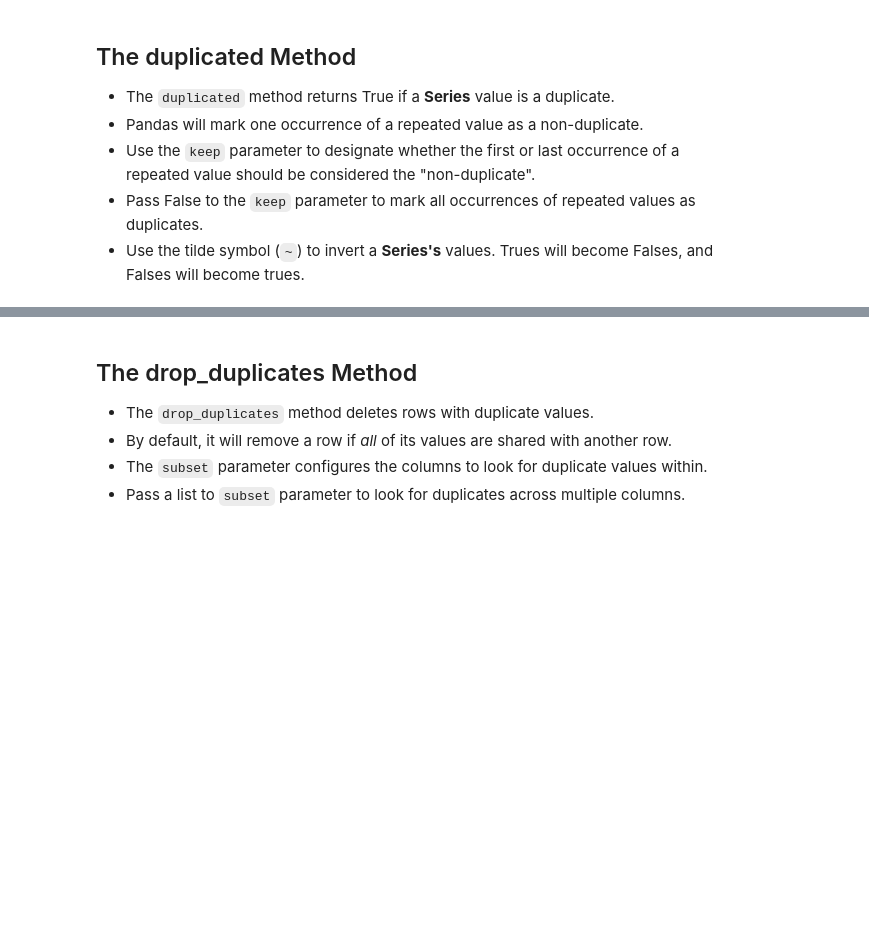
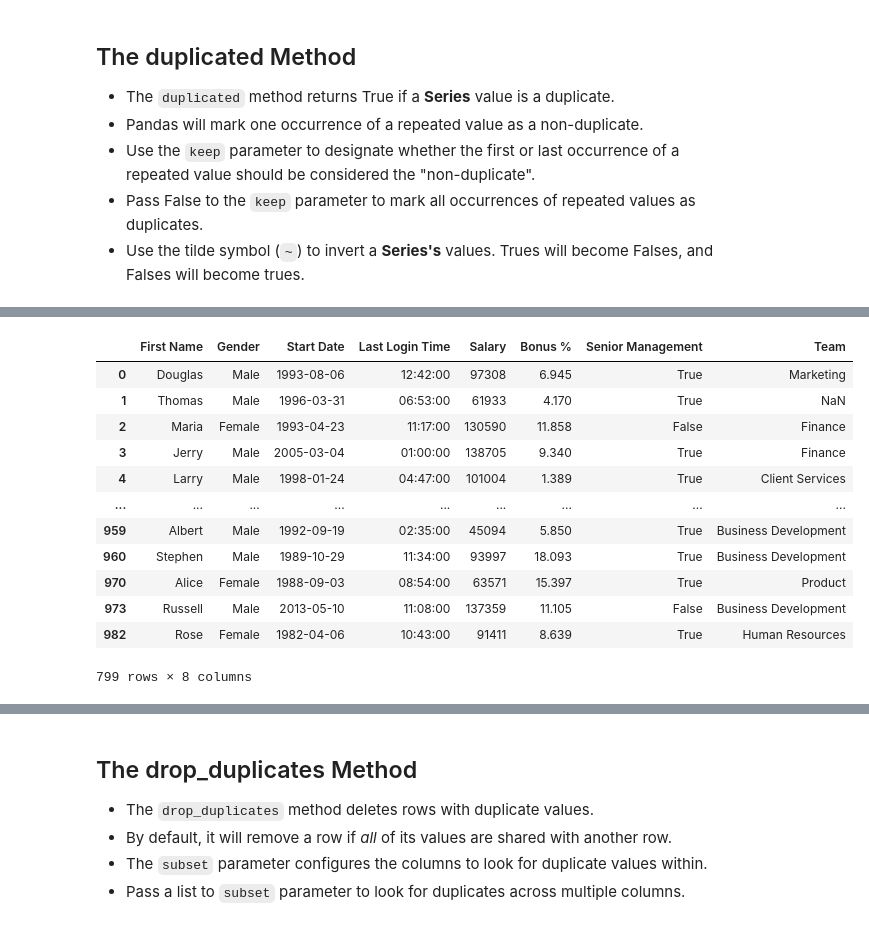
Before and after one commit to kon-mat/DataAnalysis, a Jupyter notebook: Python/Udemy/DataAnalysisWithPandasAndPython/Complete/05 - DataFrames II - Filtering Data.ipynb, the cells around one changed output, grey strips where cells are left out. Drawn from its saved outputs; the diff is of its cells as text; code cells hidden in the pictures; blank space fills up the shorter version.

```diff
--- a/Python/Udemy/DataAnalysisWithPandasAndPython/Complete/05 - DataFrames II - Filtering Data.ipynb
+++ b/Python/Udemy/DataAnalysisWithPandasAndPython/Complete/05 - DataFrames II - Filtering Data.ipynb
@@ -822,0 +873,17 @@ employees[employees["Last Login Time"].between(dt.time(8, 30), dt.time(12,0))]
+# %%
+# jeżeli użyjemy parametru keep="last" to ostatnie wystąpienia wartości nie zostaną uznane za duplikaty
+employees[employees["First Name"].duplicated(keep="last")]
+# %% [output]
+|  | First Name | Gender | Start Date | Last Login Time | Salary | Bonus % | Senior Management | Team |
+| 0 | Douglas | Male | 1993-08-06 | 12:42:00 | 97308 | 6.945 | True | Marketing |
+| 1 | Thomas | Male | 1996-03-31 | 06:53:00 | 61933 | 4.170 | True | NaN |
+| 2 | Maria | Female | 1993-04-23 | 11:17:00 | 130590 | 11.858 | False | Finance |
+| 3 | Jerry | Male | 2005-03-04 | 01:00:00 | 138705 | 9.340 | True | Finance |
+| 4 | Larry | Male | 1998-01-24 | 04:47:00 | 101004 | 1.389 | True | Client Services |
+| ... | ... | ... | ... | ... | ... | ... | ... | ... |
+| 959 | Albert | Male | 1992-09-19 | 02:35:00 | 45094 | 5.850 | True | Business Development |
+| 960 | Stephen | Male | 1989-10-29 | 11:34:00 | 93997 | 18.093 | True | Business Development |
+| 970 | Alice | Female | 1988-09-03 | 08:54:00 | 63571 | 15.397 | True | Product |
+| 973 | Russell | Male | 2013-05-10 | 11:08:00 | 137359 | 11.105 | False | Business Development |
+| 982 | Rose | Female | 1982-04-06 | 10:43:00 | 91411 | 8.639 | True | Human Resources |
+799 rows × 8 columns
```
Also changed, not shown: parts of 6 cells of this notebook.
